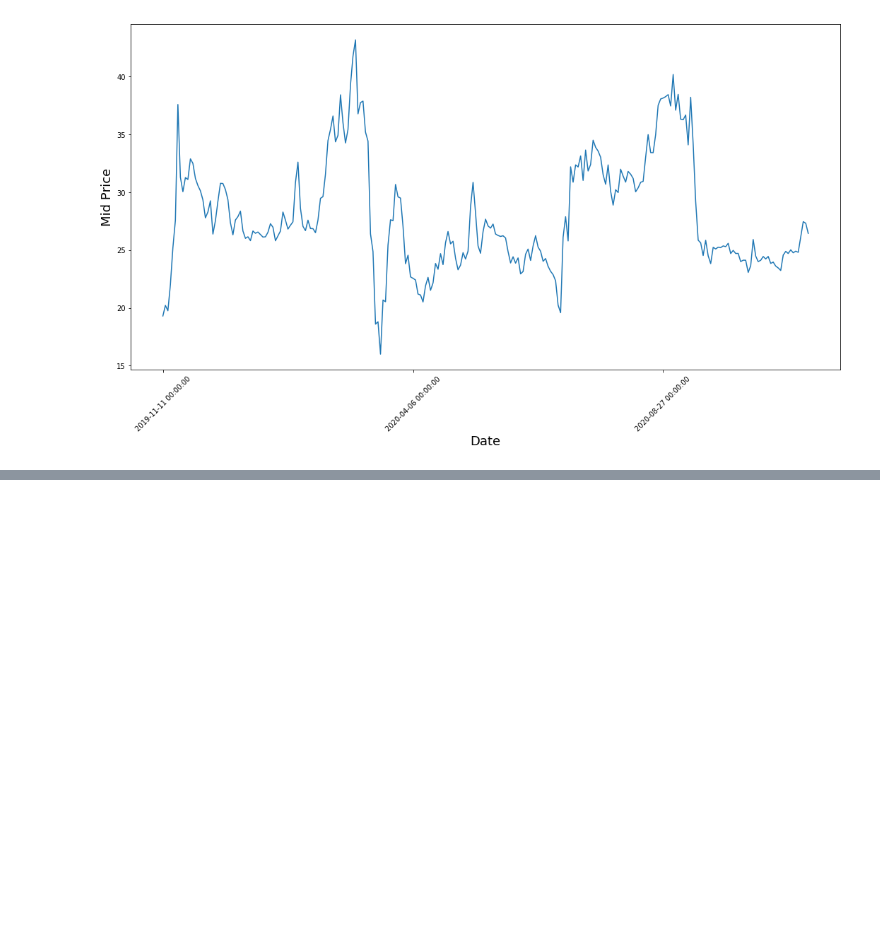
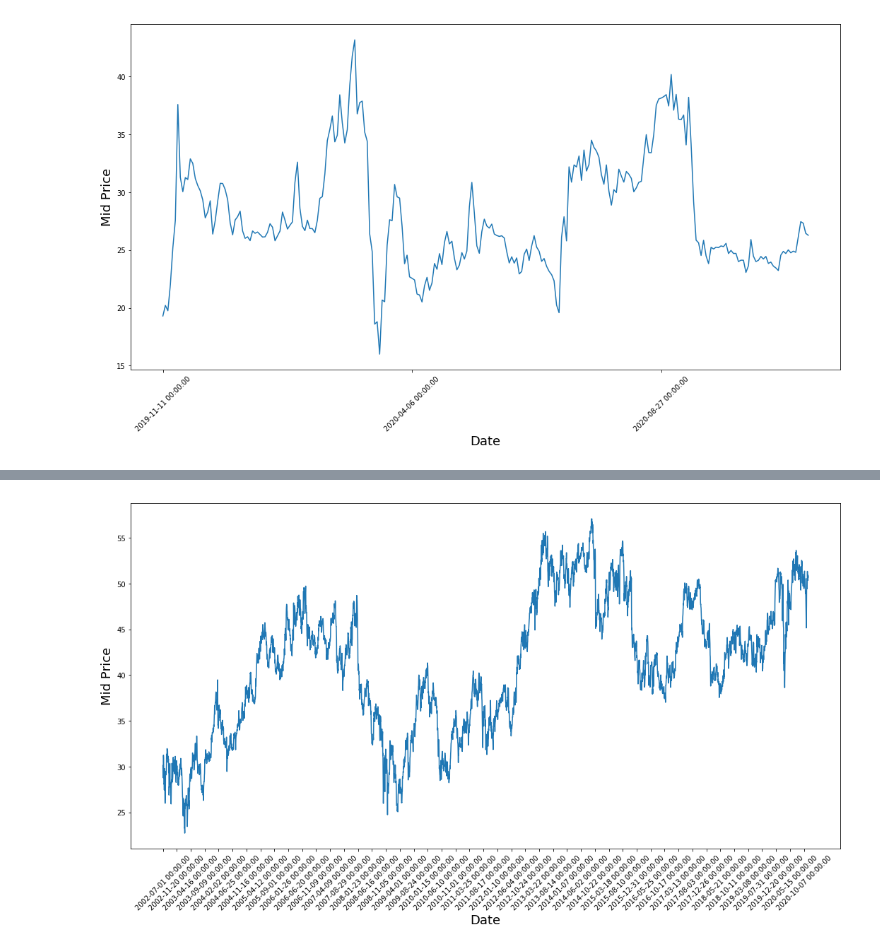
Before and after one commit to aeyavuz/CliTri, a Jupyter notebook: Stock_analysis.ipynb, the cells around one changed output, grey strips where cells are left out. Saved outputs shown, nothing was run; the diff lists cells and outputs as text; code cells hidden in the pictures; blank space fills up the shorter version.

```diff
--- a/Stock_analysis.ipynb
+++ b/Stock_analysis.ipynb
@@ -219,0 +260,13 @@ df_new[df_new['Ticker'] == 'ETNB']
+# %%
+SNY['date'] = pd.to_datetime(SNY['date'], format='%Y-%m-%d')
+SNY.sort_values(by="date", ascending=True, inplace=True)
+SNY['high'] = SNY['high'].astype(float)
+SNY['low'] = SNY['low'].astype(float)
+plt.figure(figsize = (18,9))
+plt.plot(range(SNY.shape[0]),(SNY['low']+SNY['high'])/2.0)
+plt.xticks(range(0,SNY.shape[0],100),SNY['date'].loc[::100],rotation=45)
+plt.xlabel('Date',fontsize=18)
+plt.ylabel('Mid Price',fontsize=18)
+plt.show()
+# %% [output]
+[figure, added]
```
Also changed, not shown: parts of 13 cells of this notebook.
